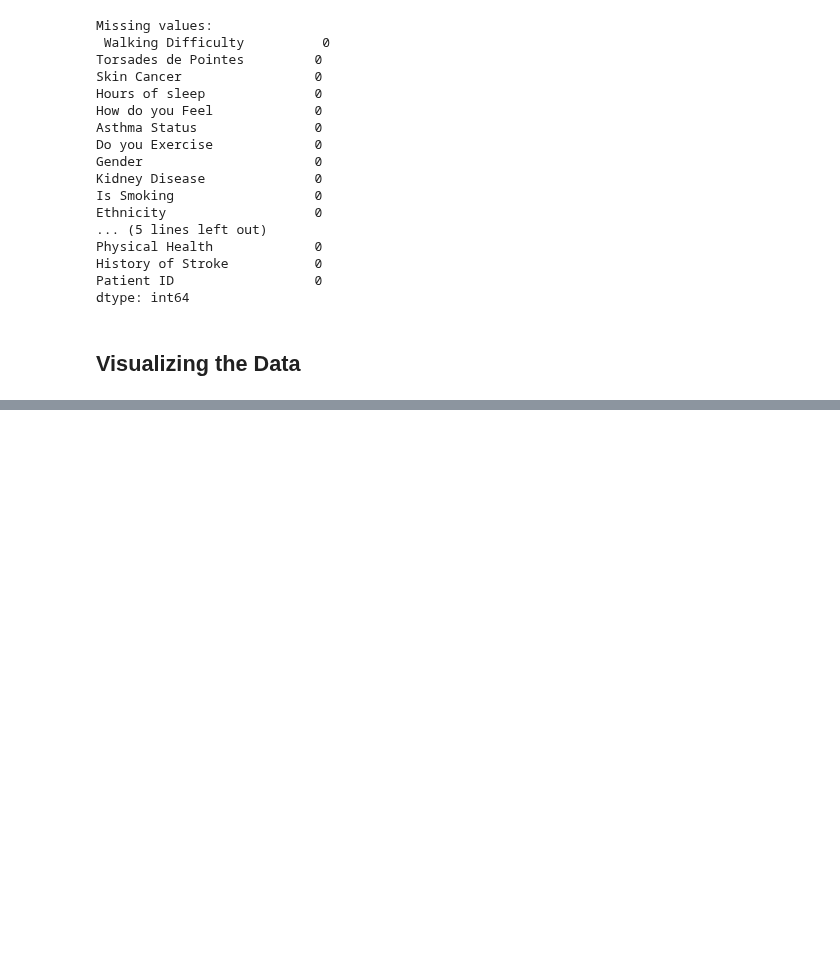
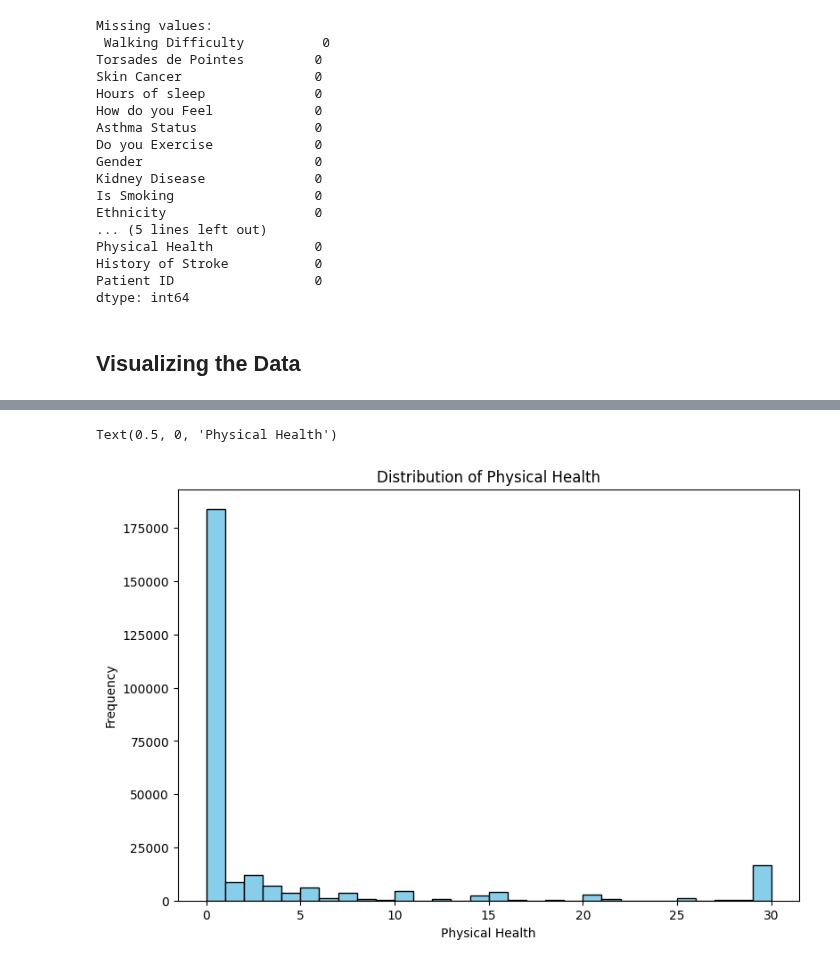
Before and after one commit to Dadd0/AI_MedCare_282401, a Jupyter notebook: main.ipynb, the cells around one changed output, grey strips where cells are left out. Saved outputs shown, nothing was run; the diff lists cells and outputs as text; code cells hidden in the pictures; blank space fills up the shorter version.

```diff
--- a/main.ipynb
+++ b/main.ipynb
@@ -148,0 +149,9 @@ Text(83.22222222222221, 0.5, 'Patient Feeling')
+# %%
+plt.figure(figsize=(9,6))
+plt.title("Distribution of Physical Health")
+plt.hist(medcenter_df['Physical Health'], bins = 30, edgecolor = 'black', color = 'skyblue')
+plt.ylabel("Frequency")
+plt.xlabel("Physical Health")
+# %% [output]
+Text(0.5, 0, 'Physical Health')
+[figure, added]
```
Also changed, not shown: parts of 8 cells of this notebook.
